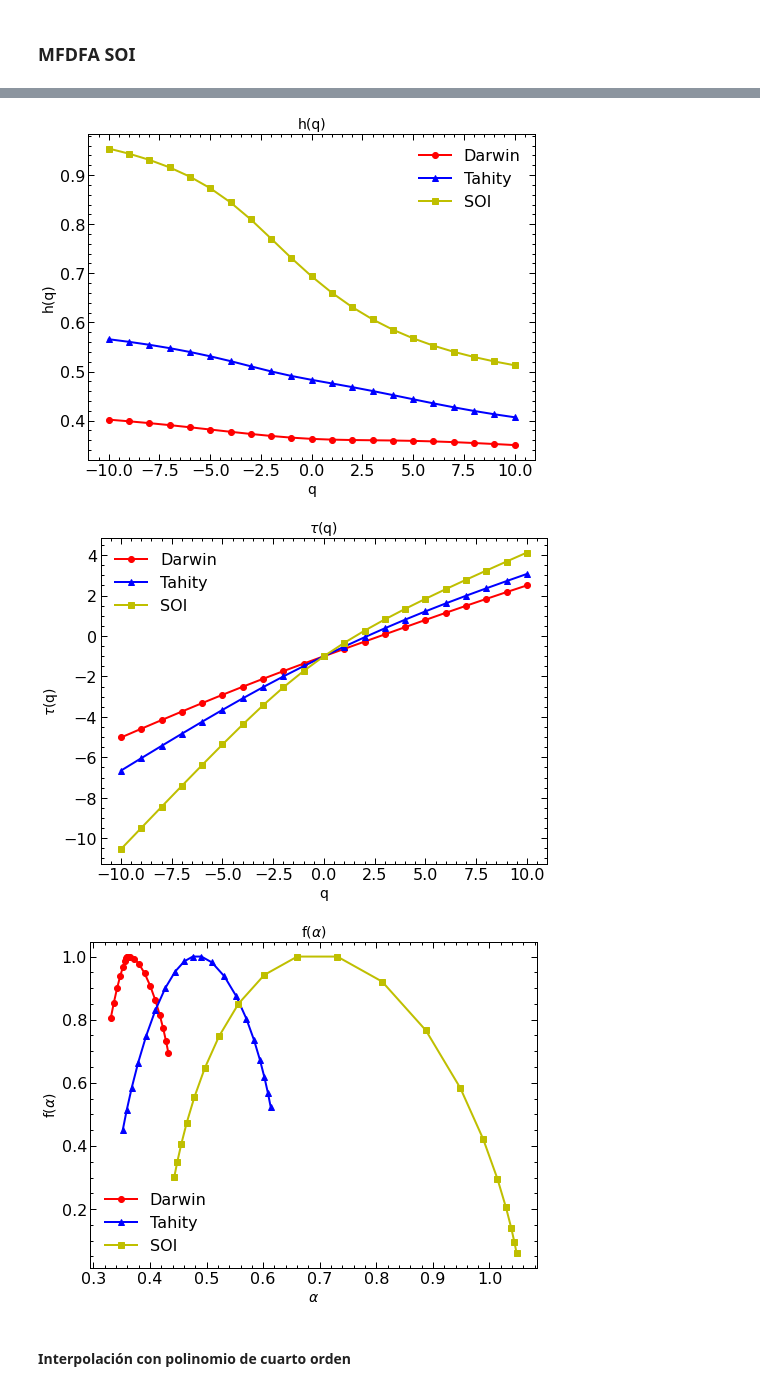
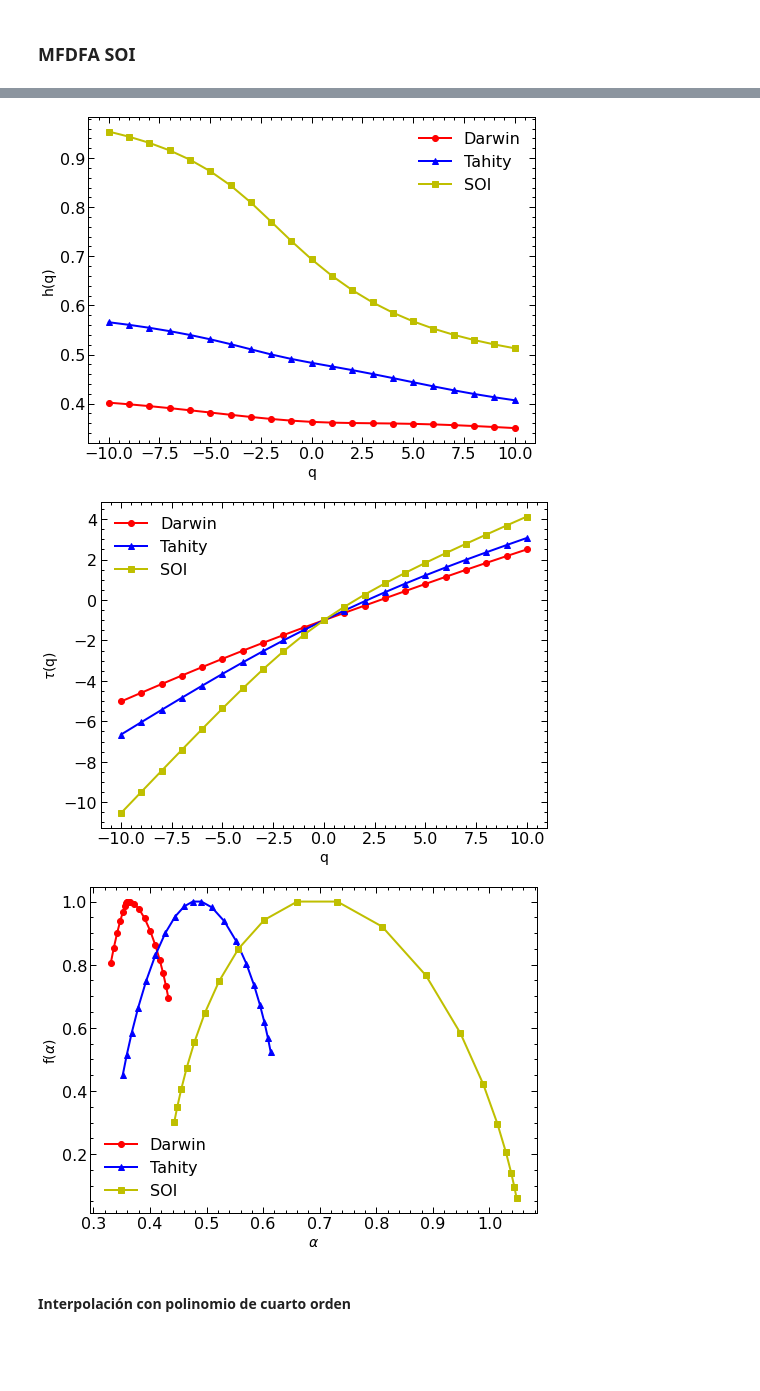
Before and after one commit to sebasjaro/MFDFAX, a Jupyter notebook: Python/MFDFA.ipynb, the cells around one changed output, grey strips where cells are left out. Drawn from its saved outputs; the diff is of its cells as text; code cells hidden in the pictures; blank space fills up the shorter version.

```diff
--- a/Python/MFDFA.ipynb
+++ b/Python/MFDFA.ipynb
@@ -168,41 +168,41 @@ plt.plot(qs, list_H_dar, 'ro-', label= 'Darwin')
 plt.plot(qs, list_H_tah, 'b^-', label = 'Tahity')
 plt.plot(qs, list_H_soi, 'ys-', label = 'SOI')
 plt.xlabel('q', fontsize=14)
 plt.ylabel('h(q)', fontsize=14)
-plt.title('h(q)', fontsize=14)
+#plt.title('h(q)', fontsize=14)
 plt.legend()
-plt.savefig('fig/H.pdf')
+#plt.savefig('fig/H.pdf')
 plt.show()
 
 tau_dar = mfdfa_dar.computeMassExponents()
 tau_tah = mfdfa_tah.computeMassExponents()
 tau_soi = mfdfa_soi.computeMassExponents()
 plt.plot(qs, tau_dar, 'ro-', label='Darwin')
 plt.plot(qs, tau_tah, 'b^-', label='Tahity')
 plt.plot(qs, tau_soi, 'ys-', label='SOI')
 plt.xlabel('q', fontsize=14)
 plt.ylabel('$\\tau$(q)', fontsize=14)
-plt.title('$\\tau$(q)', fontsize=14)
+#plt.title('$\\tau$(q)', fontsize=14)
 plt.legend()
-plt.savefig('fig/tau.pdf')
+#plt.savefig('fig/tau.pdf')
 plt.show()
 
 alpha_dar, mfSpect_dar = mfdfa_dar.computeMultifractalSpectrum()
 alpha_tah, mfSpect_tah = mfdfa_tah.computeMultifractalSpectrum()
 alpha_soi, mfSpect_soi = mfdfa_soi.computeMultifractalSpectrum()
 plt.plot(alpha_dar[:], mfSpect_dar[:], 'ro-', label='Darwin')
 plt.plot(alpha_tah[:], mfSpect_tah[:], 'b^-', label='Tahity')
 plt.plot(alpha_soi[:], mfSpect_soi[:], 'ys-', label='SOI')
 plt.xlabel('$\\alpha$', fontsize=14)
 plt.ylabel('f($\\alpha$)', fontsize=14)
-plt.title('f($\\alpha$)', fontsize=14)
+#plt.title('f($\\alpha$)', fontsize=14)
 plt.legend()
 #plt.savefig('fig/spectrum.pdf')
 plt.show()
 # %% [output]
-[figure, old version]
+[figure, new version]
-[figure, old version]
+[figure, new version]
-[figure, old version]
+[figure, new version]
 # %% [markdown]
 #### Interpolación con polinomio de cuarto orden
 # %%
```
Also changed, not shown: parts of 22 cells of this notebook.
